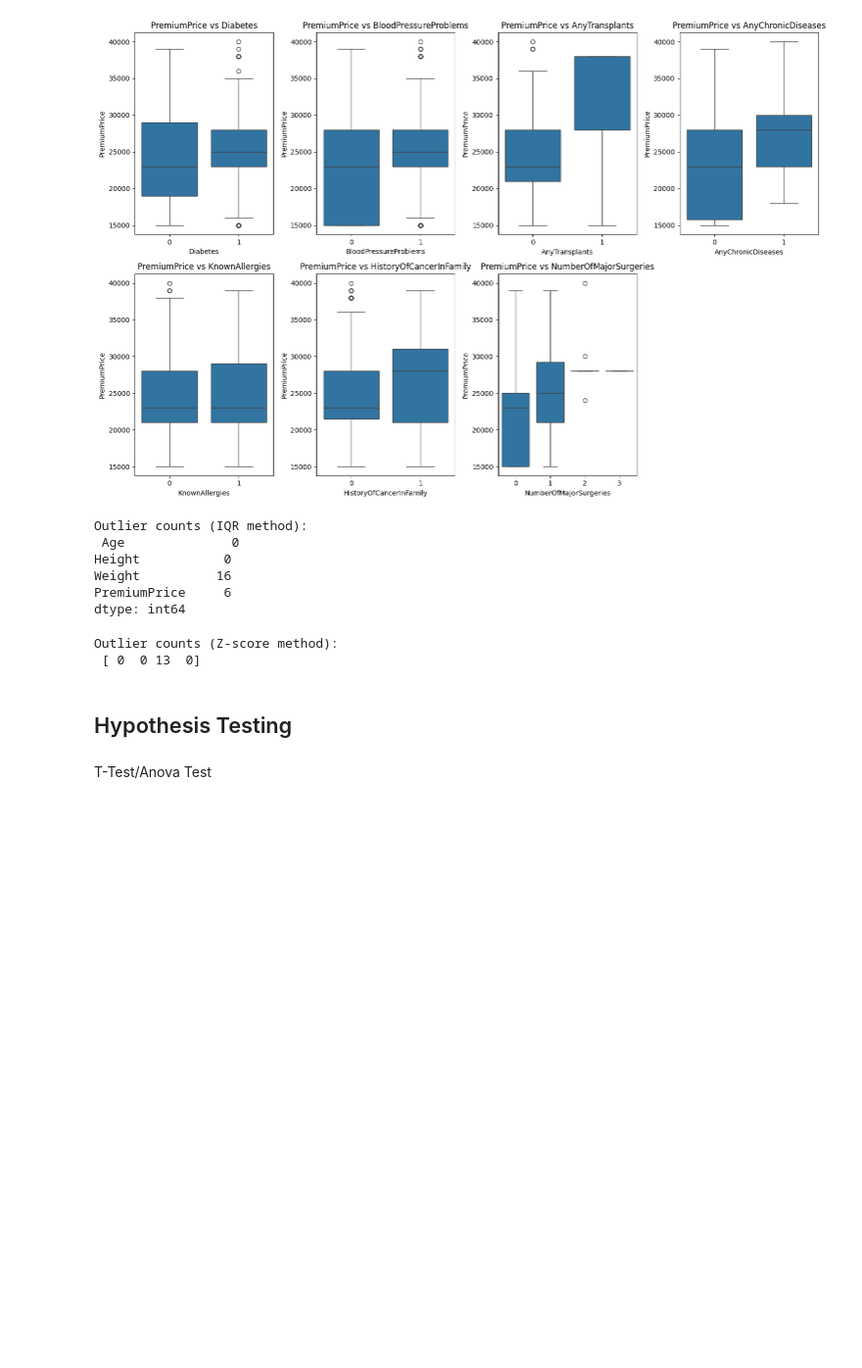
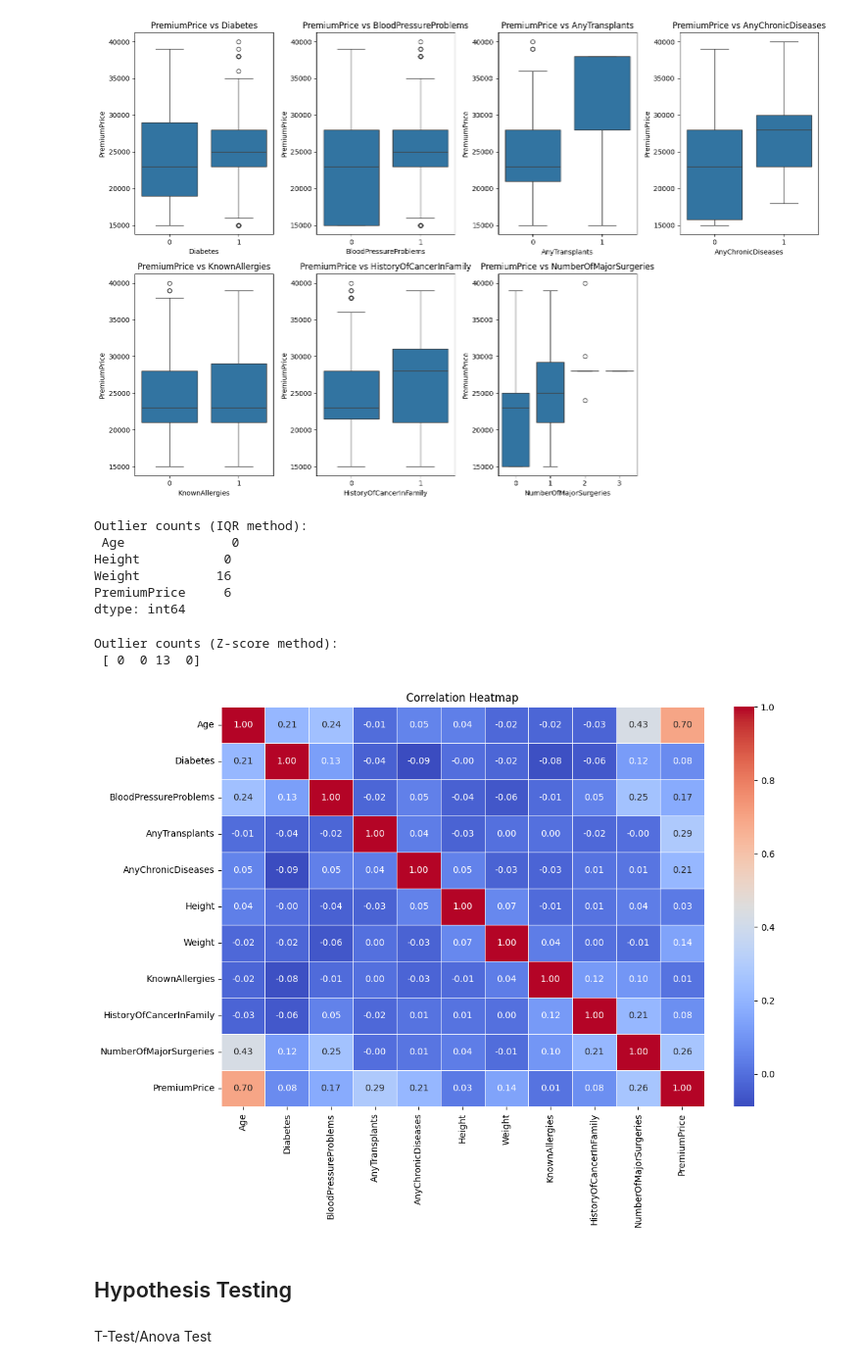
Before and after one commit to kdhiru88/Insurance-cost-prediction, a Jupyter notebook: Insurance_Cost_Prediction_Portfolio_project.ipynb, the cells around one changed output. Shown at 98% size. Cells and saved outputs as stored; diff of their text form; code cells hidden in the pictures; blank space fills up the shorter version.

```diff
--- a/Insurance_Cost_Prediction_Portfolio_project.ipynb
+++ b/Insurance_Cost_Prediction_Portfolio_project.ipynb
@@ -232,3 +244,16 @@ Outlier counts (Z-score method):
+# %%
+corr_matrix = insurance_df.select_dtypes(include=['int64', 'float64']).corr()
+
+# Plot heatmap of correlations
+plt.figure(figsize=(12, 8))
+sns.heatmap(corr_matrix, annot=True, fmt=".2f", cmap="coolwarm", linewidths=0.5)
+plt.title("Correlation Heatmap")
+plt.show()
+
+
+## From corelation matrix below we can observe that Premium price, Age are having high corelation.
+# %% [output]
+[figure, added]
 # %% [markdown]
 ## Hypothesis Testing
 # %% [markdown]
```
Also changed, not shown: parts of 17 cells of this notebook.
